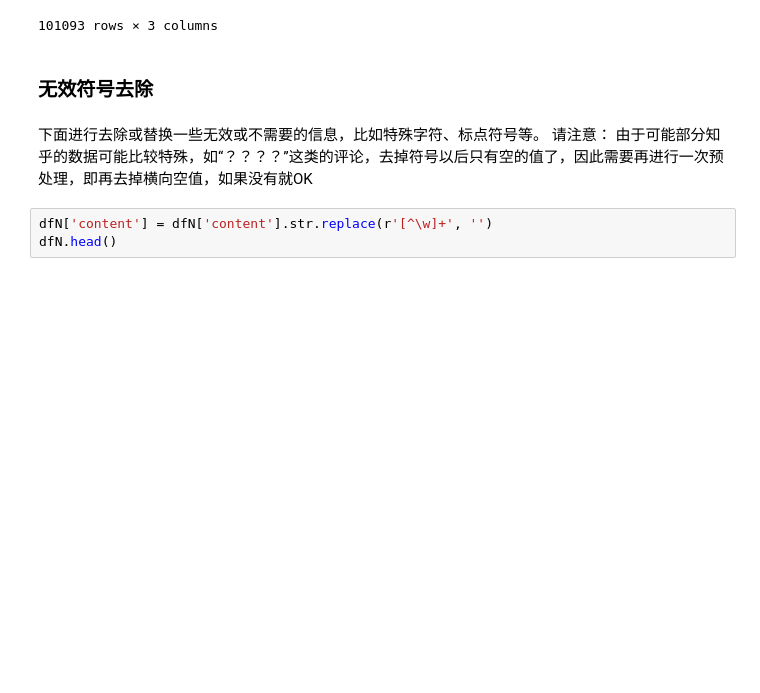
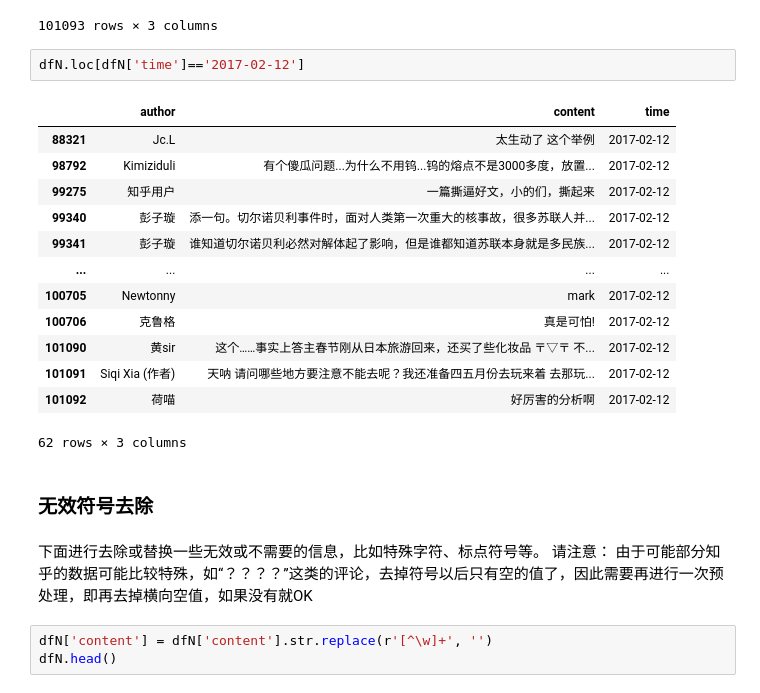
Before and after one commit to JunTheRipper/Social-Web-Mining, a Jupyter notebook: SocialMideaConduct.ipynb, the cells around one changed output. Drawn from its saved outputs; the diff is of its cells as text; blank space fills up the shorter version.

```diff
--- a/SocialMideaConduct.ipynb
+++ b/SocialMideaConduct.ipynb
@@ -186,6 +188,22 @@ dfN
 | 101091 | Siqi Xia (作者) | 天呐 请问哪些地方要注意不能去呢？我还准备四五月份去玩来着 去那玩... | 2017-02-12 |
 | 101092 | 荷喵 | 好厉害的分析啊 | 2017-02-12 |
 101093 rows × 3 columns
+# %%
+dfN.loc[dfN['time']=='2017-02-12']
+# %% [output]
+|  | author | content | time |
+| 88321 | Jc.L | 太生动了 这个举例 | 2017-02-12 |
+| 98792 | Kimiziduli | 有个傻瓜问题...为什么不用钨...钨的熔点不是3000多度，放置... | 2017-02-12 |
+| 99275 | 知乎用户 | 一篇撕逼好文，小的们，撕起来 | 2017-02-12 |
+| 99340 | 彭子璇 | 添一句。切尔诺贝利事件时，面对人类第一次重大的核事故，很多苏联人并... | 2017-02-12 |
+| 99341 | 彭子璇 | 谁知道切尔诺贝利必然对解体起了影响，但是谁都知道苏联本身就是多民族... | 2017-02-12 |
+| ... | ... | ... | ... |
+| 100705 | Newtonny | mark | 2017-02-12 |
+| 100706 | 克鲁格 | 真是可怕! | 2017-02-12 |
+| 101090 | 黄sir | 这个……事实上答主春节刚从日本旅游回来，还买了些化妆品 〒▽〒 不... | 2017-02-12 |
+| 101091 | Siqi Xia (作者) | 天呐 请问哪些地方要注意不能去呢？我还准备四五月份去玩来着 去那玩... | 2017-02-12 |
+| 101092 | 荷喵 | 好厉害的分析啊 | 2017-02-12 |
+62 rows × 3 columns
 # %% [markdown]
 ### 无效符号去除
 # %% [markdown]
```
Also changed, not shown: parts of 9 cells of this notebook, 53 other files.
